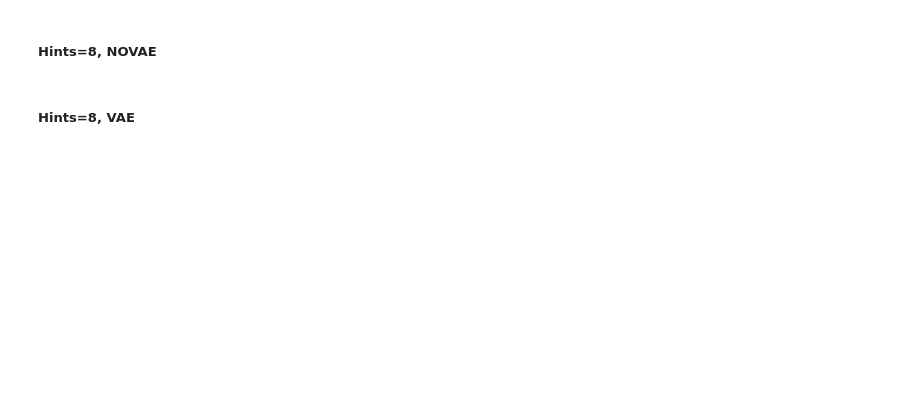
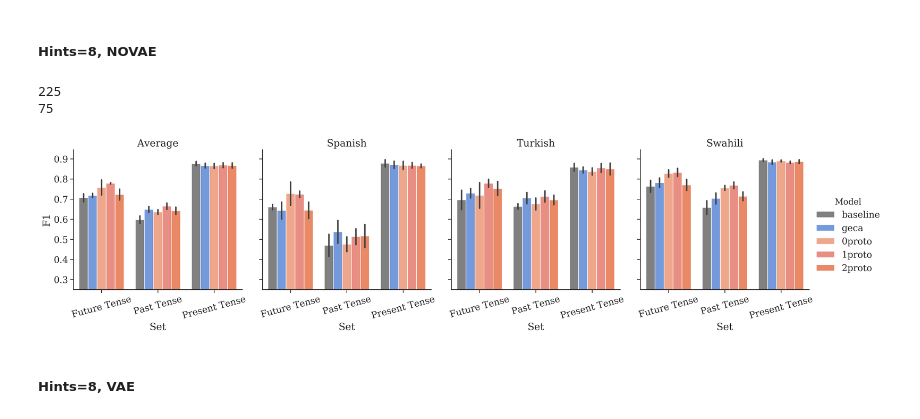
Before and after one commit to ekinakyurek/compgen, a Jupyter notebook: analyze_results.ipynb, the cells around one changed output. Drawn from its saved outputs; the diff is of its cells as text; code cells hidden in the pictures; blank space fills up the shorter version.

```diff
--- a/analyze_results.ipynb
+++ b/analyze_results.ipynb
@@ -373,2 +274,11 @@ g.savefig("morph_results_hints_{}_vae_{}_{}.pdf".format(hints,vae,score), dpi=30
+# %%
+hints=8
+vae="false"
+g = get_morph_graph(hints=hints, vae=vae)
+g.savefig("morph_results_hints_{}_vae_{}_{}.pdf".format(hints,vae,score), dpi=300, verbose=True)
+# %% [output]
+225
+75
+[figure, added]
 # %% [markdown]
 ##### Hints=8, VAE
```
Also changed, not shown: parts of 38 cells of this notebook.
